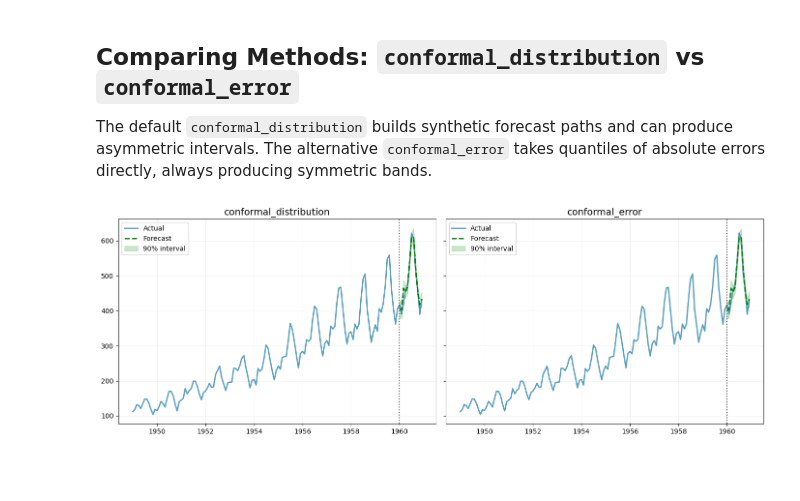
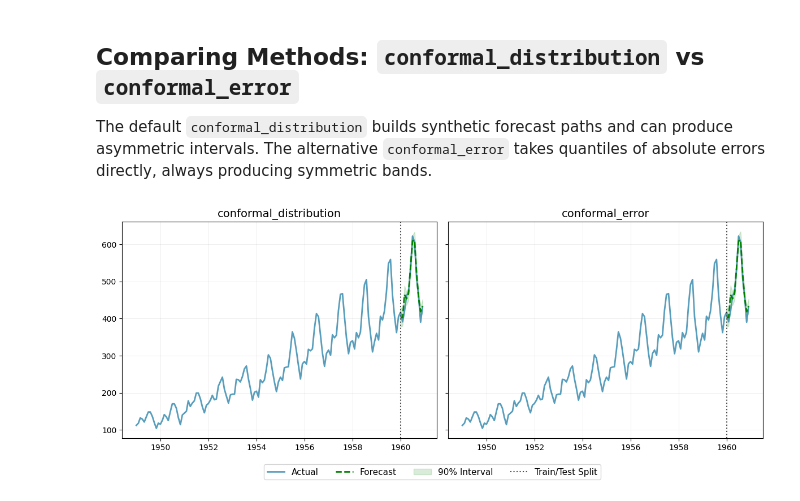
Before and after one commit to StatMixedML/Hyper-Trees, a Jupyter notebook: examples/Forecast Intervals.ipynb, the cells around one changed output. Saved outputs shown, nothing was run; the diff lists cells and outputs as text; code cells hidden in the pictures; blank space fills up the shorter version.

```diff
--- a/examples/Forecast Intervals.ipynb
+++ b/examples/Forecast Intervals.ipynb
@@ -31,10 +35,19 @@ train = df.drop(test.index)
 lag_p = 12
 freq = 'MS'
 num_iterations = 100
-ci_levels = [80, 90]
-n_windows = 5
-refit = True
+seed = 123
+level = [80, 90]
+n_windows = 5  # number of rolling calibration windows
+refit = False  # train once on the oldest window for speed; True retrains per window
 device = torch.device("cuda" if torch.cuda.is_available() else "cpu")
+
+# Conformal prediction intervals, shared by all models
+forecast_intervals = ForecastIntervals(
+    n_windows=n_windows,
+    method="conformal_distribution",    # or "conformal_error"
+    step_size=1,
+    refit=refit,
+)
 
 # LightGBM parameters for all models (can be tuned per model if desired)
 ht_params = {
@@ -182,35 +168,19 @@ plt.show()
 
 The default `conformal_distribution` builds synthetic forecast paths and can produce asymmetric intervals. The alternative `conformal_error` takes quantiles of absolute errors directly, always producing symmetric bands.
 # %%
-fig, axes = plt.subplots(1, 2, figsize=(14, 5), sharey=True)
-
-for ax, method in zip(axes, ["conformal_distribution", "conformal_error"]):
+method_fcsts = {}
+for method in ["conformal_distribution", "conformal_error"]:
     model = HyperTreeAR(p=lag_p, freq=freq, fcst_h=fcst_h)
     model.train(
         lgb_params=ht_params,
         num_iterations=num_iterations,
         train_data=train,
-        seed=123,
+        seed=seed,
         verbose=-1,
-        forecast_intervals=ForecastIntervals(n_windows=5, method=method),
+        forecast_intervals=ForecastIntervals(n_windows=n_windows, method=method, step_size=1, refit=refit),
     )
-    fcst = model.forecast(test_data=test, level=[90])
-    model_name = fcst["model"].iloc[0]
+    method_fcsts[method] = model.forecast(test_data=test, level=[90])
 
-    ax.plot(df["date"], df["value"], label="Actual", color="#2E86AB", linewidth=2, alpha=0.8)
-    ax.plot(fcst["date"], fcst["fcst"], label="Forecast", color="green", linestyle="--", linewidth=2)
-    ax.fill_between(
-        fcst["date"],
-        fcst[f"{model_name}-lo-90"],
-        fcst[f"{model_name}-hi-90"],
-        color="green", alpha=0.2, label="90% interval",
-    )
-    ax.axvline(x=fcst["date"].min(), color="black", linestyle=":", alpha=0.7)
-    ax.set_title(method, fontsize=14)
-    ax.legend(fontsize=10)
-    ax.grid(True, alpha=0.3)
-
-plt.tight_layout()
-plt.show()
+plot_model_intervals(actuals=df, forecasts=method_fcsts, levels=[90])
 # %% [output]
-[figure, old version]
+[figure, new version]
```
Also changed, not shown: parts of 7 cells of this notebook, 20 other files.
